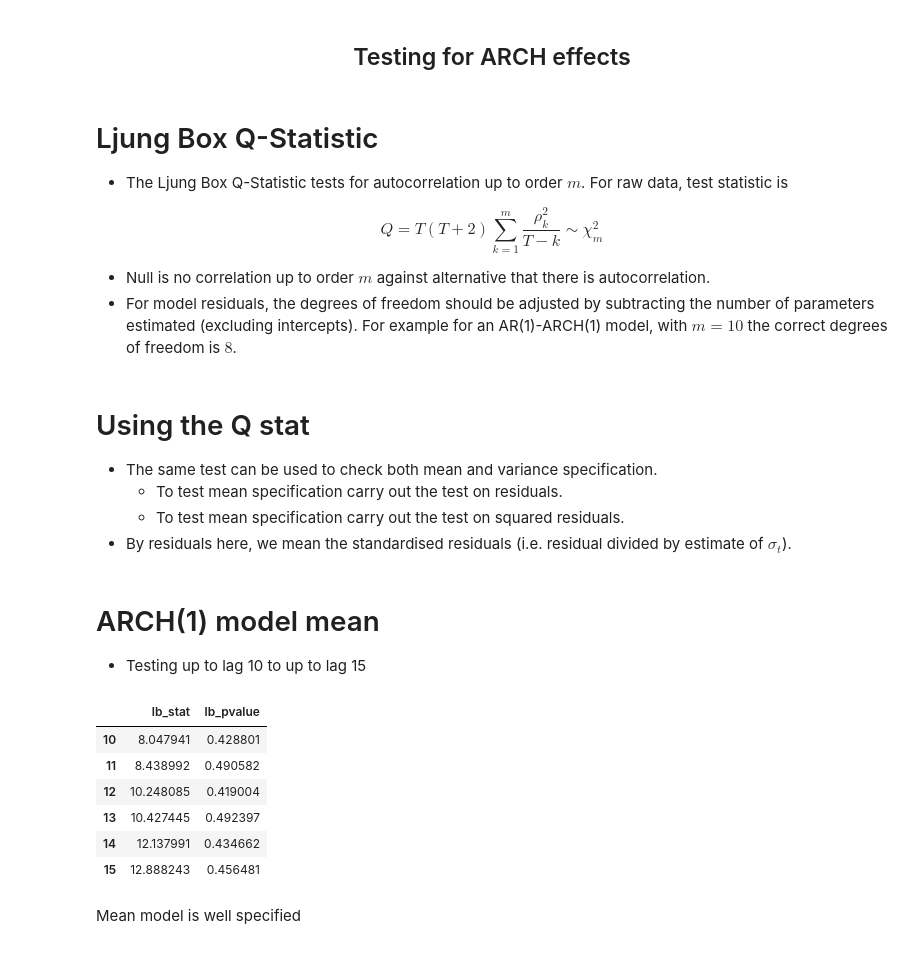
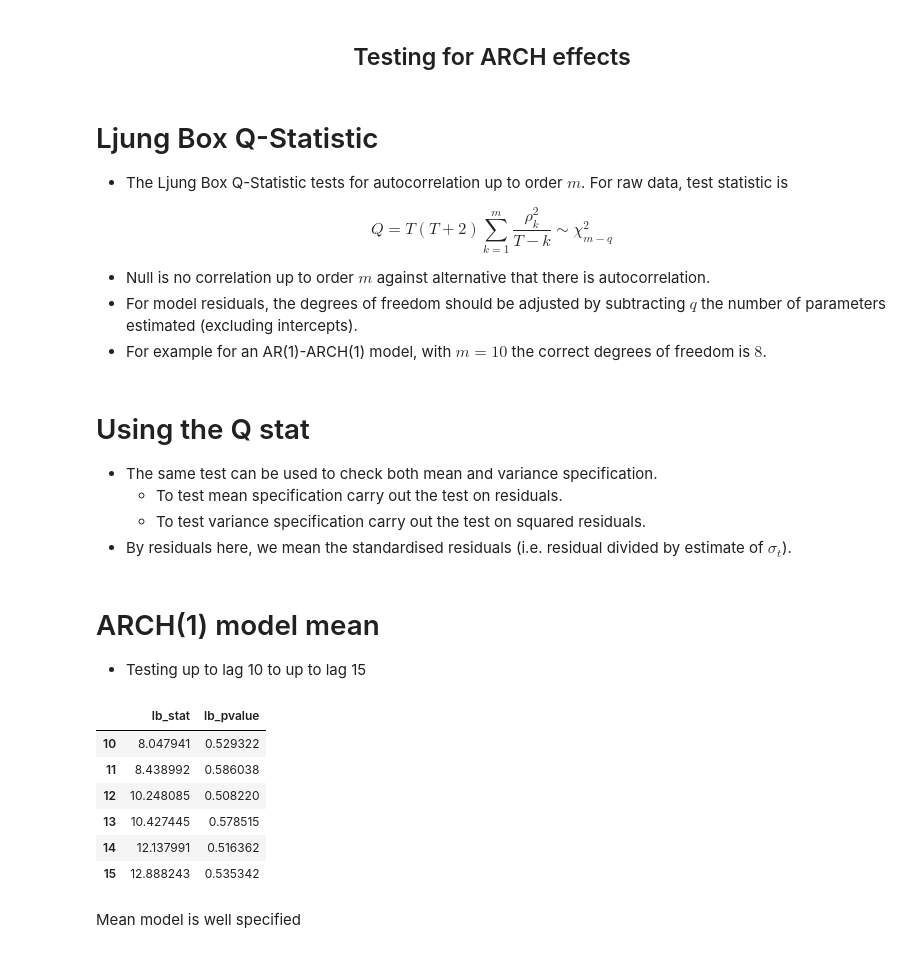
Before and after one commit to anastasiospanagiotelis/QBUS3850, a Jupyter notebook: Lectures/07ARCH/07ARCH.ipynb, the cells around one changed output. Saved outputs shown, nothing was run; the diff lists cells and outputs as text; code cells hidden in the pictures.

```diff
--- a/Lectures/07ARCH/07ARCH.ipynb
+++ b/Lectures/07ARCH/07ARCH.ipynb
@@ -315,16 +315,17 @@ Covariance estimator: robust
 
 - The Ljung Box Q-Statistic tests for autocorrelation up to order $m$. For raw data, test statistic is
 
-$$Q=T(T+2)\sum\limits_{k=1}^m\frac{\rho^2_k}{T-k}\sim\chi^2_{m}$$
+$$Q=T(T+2)\sum\limits_{k=1}^m\frac{\rho^2_k}{T-k}\sim\chi^2_{m-q}$$
 
 - Null is no correlation up to order $m$ against alternative that there is autocorrelation.
-- For model residuals, the degrees of freedom should be adjusted by subtracting the number of parameters estimated (excluding intercepts). For example for an AR(1)-ARCH(1) model, with $m=10$ the correct degrees of freedom is $8$.
+- For model residuals, the degrees of freedom should be adjusted by subtracting $q$ the number of parameters estimated (excluding intercepts).
+- For example for an AR(1)-ARCH(1) model, with $m=10$ the correct degrees of freedom is $8$.
 # %% [markdown]
 # Using the Q stat
 
 - The same test can be used to check both mean and variance specification.
   - To test mean specification carry out the test on residuals.
-  - To test mean specification carry out the test on squared residuals.
+  - To test variance specification carry out the test on squared residuals.
 - By residuals here, we mean the standardised residuals (i.e. residual divided by estimate of $\sigma_t$).
 # %% [markdown]
 # ARCH(1) model mean
@@ -333,15 +334,15 @@ $$Q=T(T+2)\sum\limits_{k=1}^m\frac{\rho^2_k}{T-k}\sim\chi^2_{m}$$
 # %%
 import statsmodels.api as sm
 sres=fitarch1.std_resid
-sm.stats.diagnostic.acorr_ljungbox(sres,lags=range(10,16),model_df=2,return_df=True)
+sm.stats.diagnostic.acorr_ljungbox(sres,lags=range(10,16),model_df=1,return_df=True)
 # %% [output]
 |  | lb_stat | lb_pvalue |
-| 10 | 8.047941 | 0.428801 |
-| 11 | 8.438992 | 0.490582 |
-| 12 | 10.248085 | 0.419004 |
-| 13 | 10.427445 | 0.492397 |
-| 14 | 12.137991 | 0.434662 |
-| 15 | 12.888243 | 0.456481 |
+| 10 | 8.047941 | 0.529322 |
+| 11 | 8.438992 | 0.586038 |
+| 12 | 10.248085 | 0.508220 |
+| 13 | 10.427445 | 0.578515 |
+| 14 | 12.137991 | 0.516362 |
+| 15 | 12.888243 | 0.535342 |
 # %% [markdown]
 Mean model is well specified
 # %% [markdown]
```
Also changed, not shown: parts of 3 cells of this notebook.
